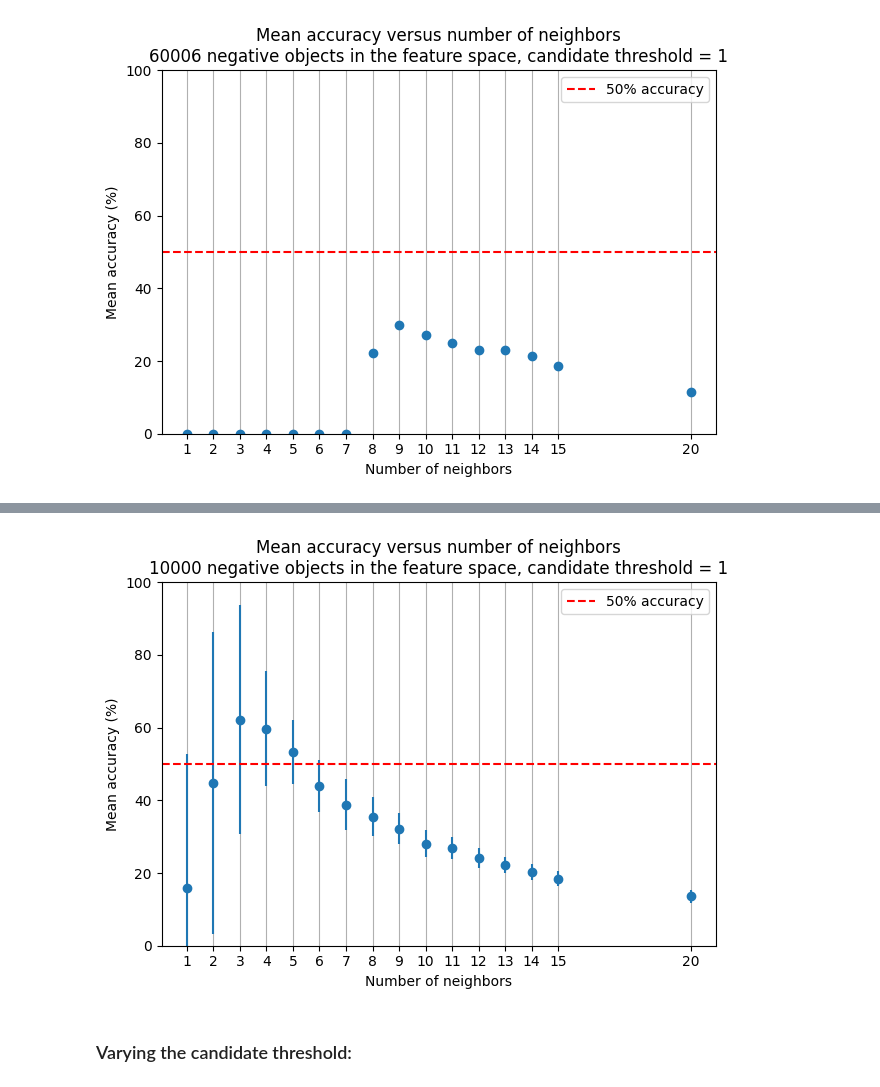
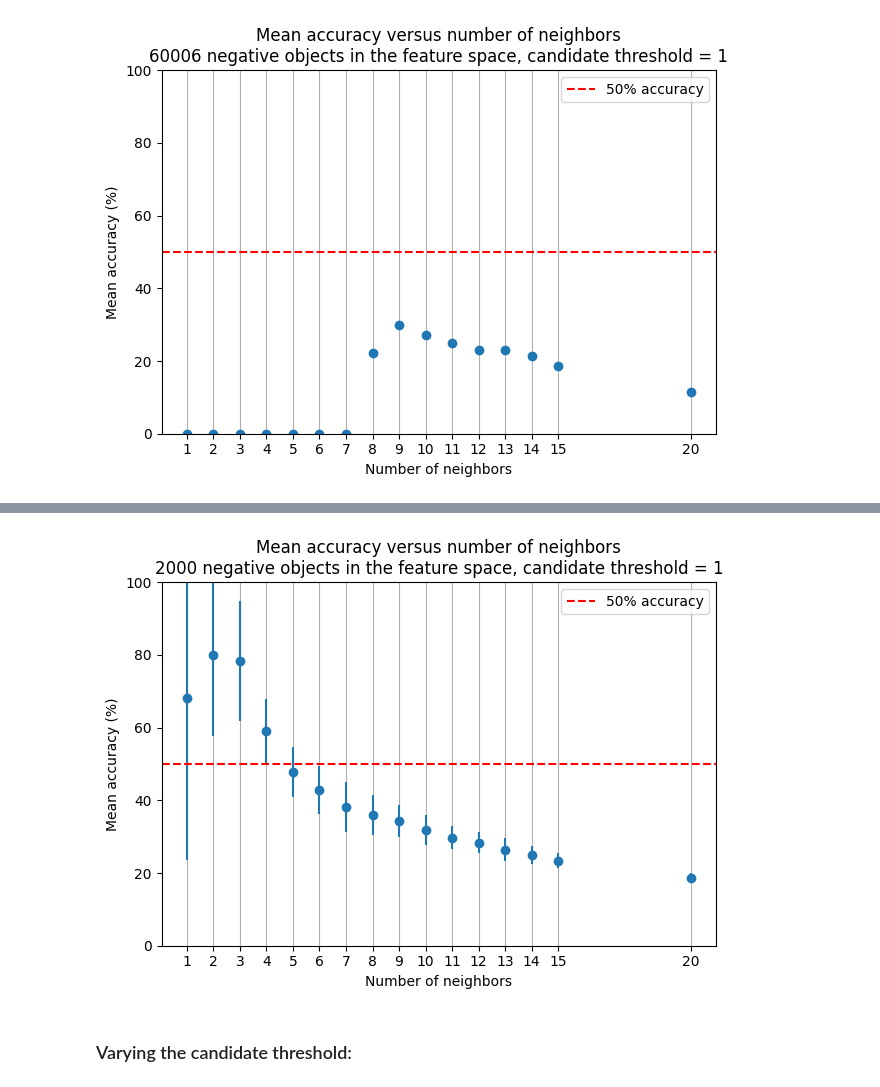
Before and after one commit to emilleishida/magnetic_cvs, a Jupyter notebook: notebooks/nearest_neighbors-method_2.ipynb, the cells around one changed output, grey strips where cells are left out. Saved outputs shown, nothing was run; the diff lists cells and outputs as text; code cells hidden in the pictures.

```diff
--- a/notebooks/nearest_neighbors-method_2.ipynb
+++ b/notebooks/nearest_neighbors-method_2.ipynb
@@ -181,6 +178,6 @@ acc_vs_n_neigh(negative_sample_size=20_000)
-# %%
-acc_vs_n_neigh(negative_sample_size=10_000)
-# %% [output]
-[figure, removed]
+# %%
+acc_vs_n_neigh(negative_sample_size=2_000) # 2_000 is close to the average number of objects observed each night from ZTF data over 2020 to 2024.
+# %% [output]
+[figure, added]
 # %% [markdown]
 ### Varying the candidate threshold:
```
Also changed, not shown: parts of 18 cells of this notebook.
